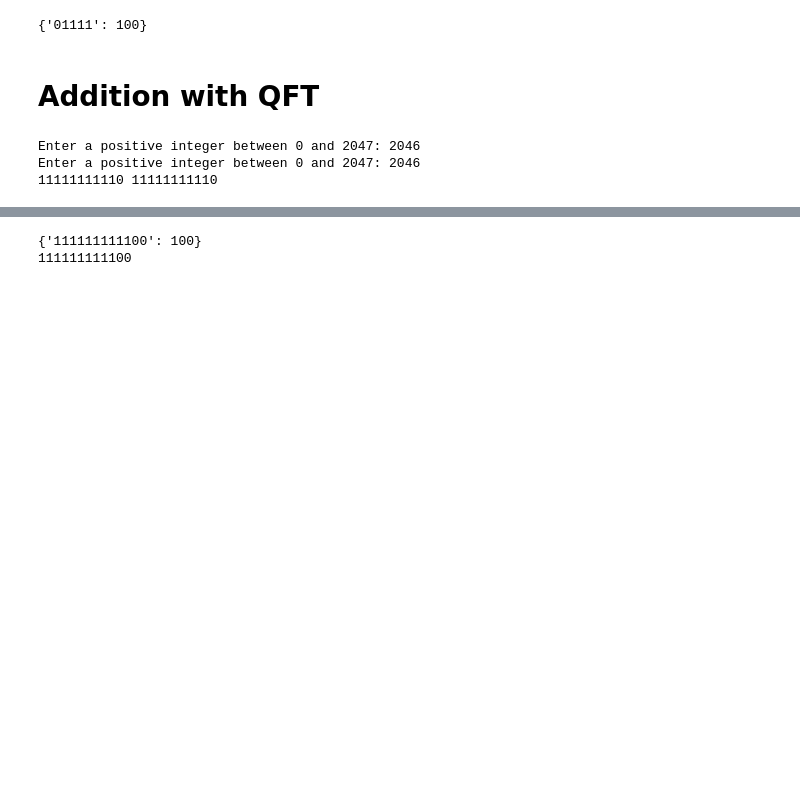
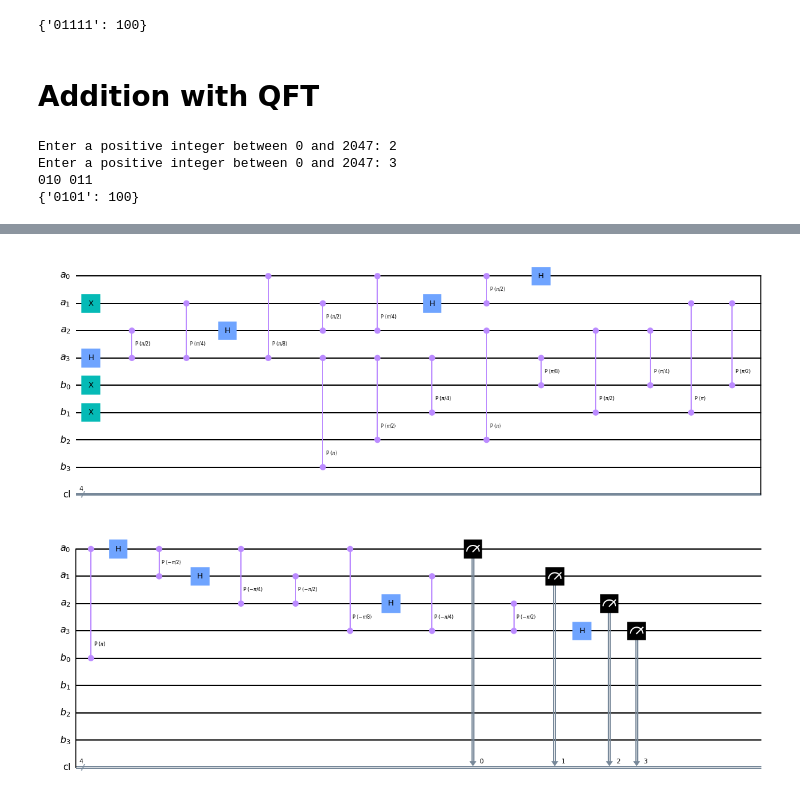
Before and after one commit to lmarza/QuantumDeskCalculator, a Jupyter notebook: deskCalculator.ipynb, the cells around one changed output, grey strips where cells are left out. Saved outputs shown, nothing was run; the diff lists cells and outputs as text; code cells hidden in the pictures; blank space fills up the shorter version.

Commit message:
Fixed and added comments; draw circuit; changed code order

```diff
--- a/deskCalculator.ipynb
+++ b/deskCalculator.ipynb
@@ -231,24 +265,36 @@ input1 = int(input("Enter a positive integer between 0 and 2047: "))
 input2 = int(input("Enter a positive integer between 0 and 2047: "))
 
 while (input1 < 0 or input1 > 2047) or (input2 < 0 or input2 > 2047):
-    input1 = int(input("Enter a positive integer between 0 and 63: "))
-    input2 = int(input("Enter a positive integer between 0 and 63: "))
+    input1 = int(input("Enter a positive integer between 0 and 2047: "))
+    input2 = int(input("Enter a positive integer between 0 and 2047: "))
 
 first = '{0:{fill}3b}'.format(input1, fill='0')
 second = '{0:{fill}3b}'.format(input2, fill='0')
 
 l1 = len(first)
 l2 = len(second)
-#Making sure that 'first' and 'second' are of the same length
-#by padding the smaller string with zeros
+
+# Making sure that 'first' and 'second' are of the same length
+# by padding the smaller string with zeros
 if l2>l1:
     first,second = second, first
     l2, l1 = l1, l2
 second = ("0")*(l1-l2) + second
+n = l1
+
 print(first, second)
 
-add(first, second, l1)
+pie = math.pi
+a = QuantumRegister(n+1, "a")
+b = QuantumRegister(n+1, "b")
+cl = ClassicalRegister(n+1, "cl")
+qc = QuantumCircuit(a, b, cl, name="qc")
+
+add(first, second, l1, a, b, cl, qc)
+
+qc.draw('mpl')
 # %% [output]
-Enter a positive integer between 0 and 2047: 2046
-Enter a positive integer between 0 and 2047: 2046
-11111111110 11111111110
+Enter a positive integer between 0 and 2047: 2
+Enter a positive integer between 0 and 2047: 3
+010 011
+{'0101': 100}
@@ -256,2 +301 @@ ibmqfactory.load_account:WARNING:2021-08-31 16:22:29,059: Credentials are alread
-{'111111111100': 100}
-111111111100
+[figure, added]
```
Also changed, not shown: parts of 4 cells of this notebook.
